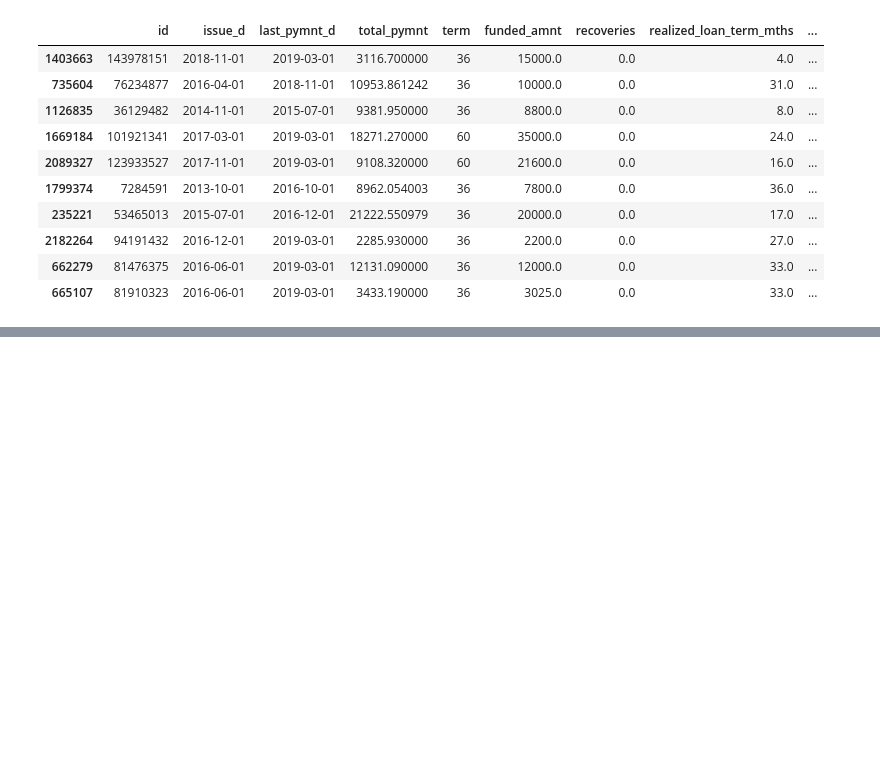
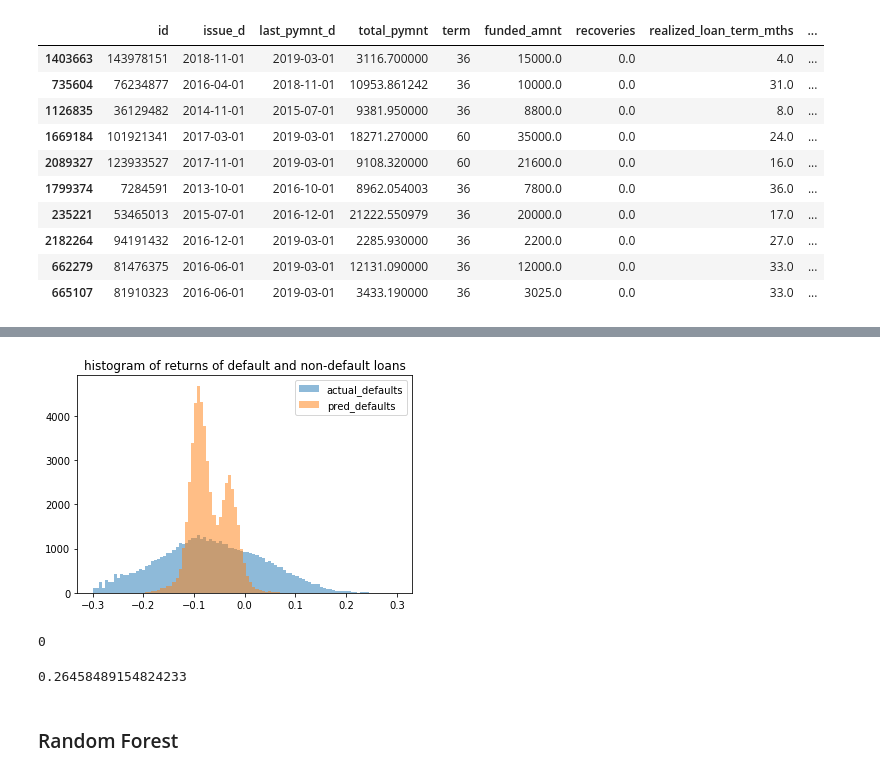
Before and after one commit to simondyates/Lending-Club, a Jupyter notebook: Robert/LC_modelling.ipynb, the cells around one changed output, grey strips where cells are left out. Cells and saved outputs as stored; diff of their text form; code cells hidden in the pictures; blank space fills up the shorter version.

```diff
--- a/Robert/LC_modelling.ipynb
+++ b/Robert/LC_modelling.ipynb
@@ -156,0 +381,20 @@ ret_df.sample(10)
+# %%
+bins = np.linspace(-0.3, 0.3, 100)
+
+pyplot.hist(actual_defaults.annualized_returns,  bins, alpha=0.5, label='actual_defaults')
+pyplot.hist(returns_defaults,  bins, alpha=0.5, label='pred_defaults')
+pyplot.legend(loc='upper right')
+pyplot.title("histogram of returns of default and non-default loans")
+pyplot.show()
+# %% [output]
+[figure, added]
+# %%
+np.sum(returns_non_defaults * actual_non_defaults.annualized_returns<0)
+# %% [output]
+0
+# %%
+(np.sum(returns_defaults * actual_defaults.annualized_returns<0))/actual_defaults.shape[0]
+# %% [output]
+0.26458489154824233
+# %% [markdown]
+### Random Forest
```
Also changed, not shown: parts of 23 cells of this notebook.
